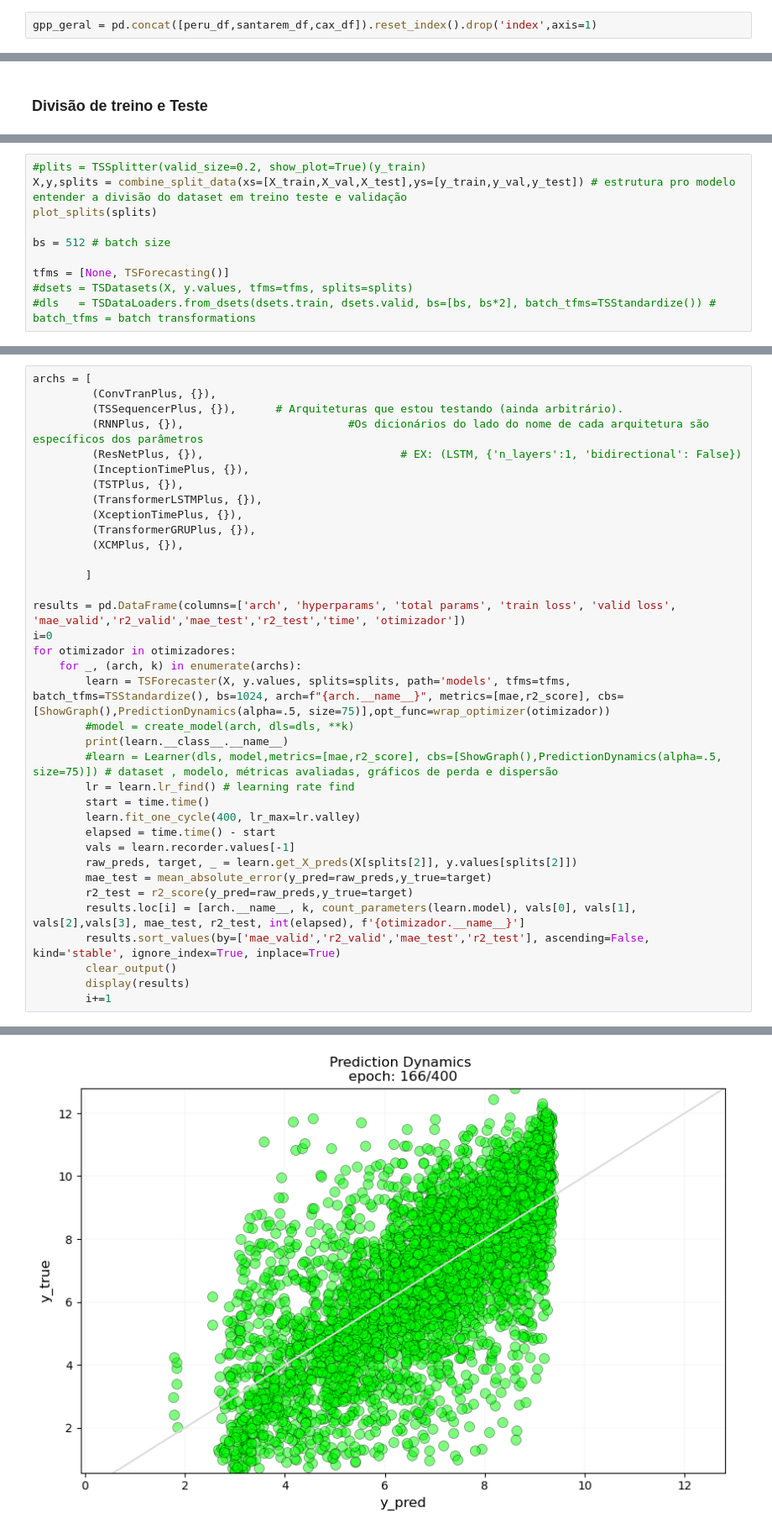
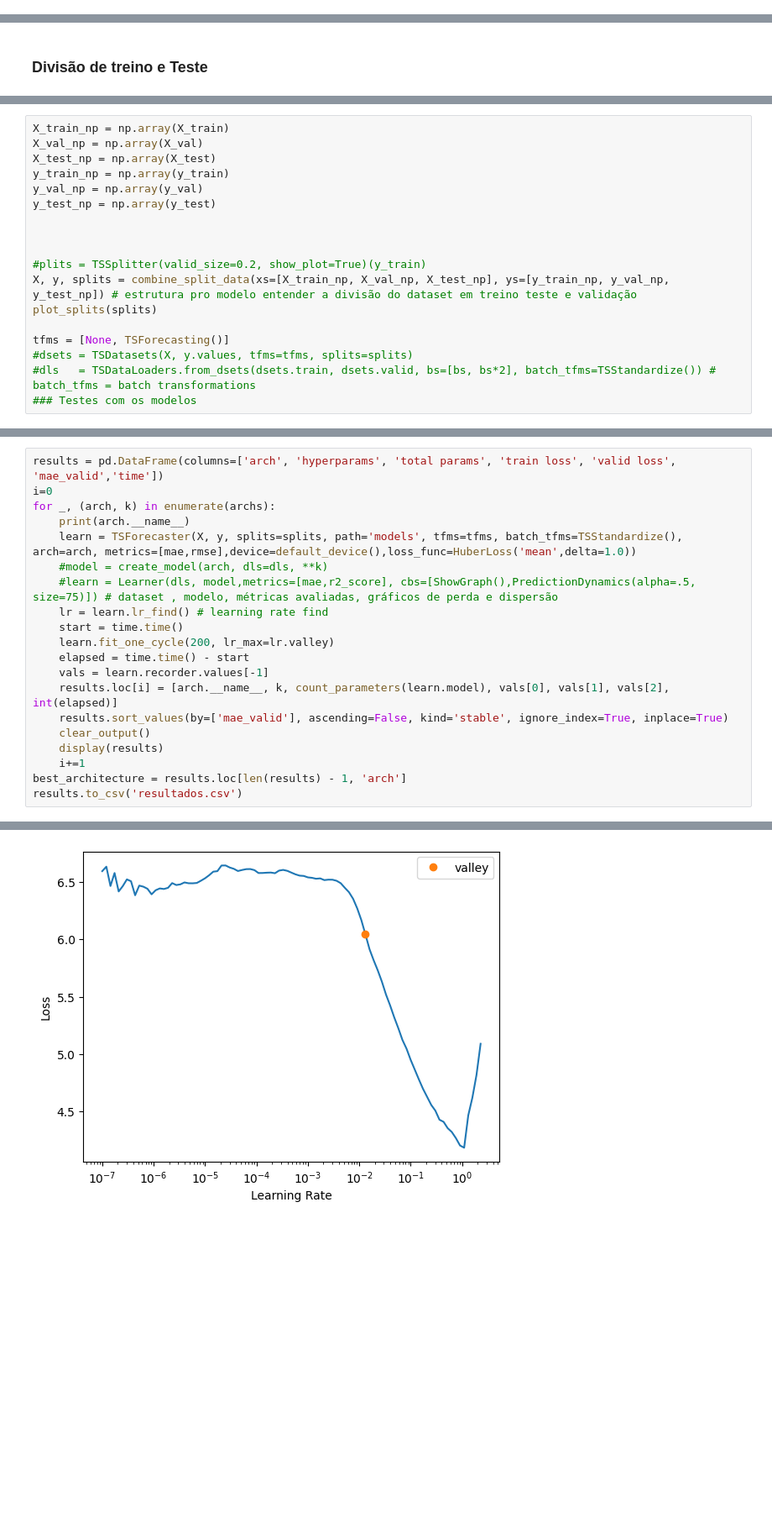
Before and after one commit to JeanArthurCostaDias/MOD17-OPTIMIZATION-AND-PREDICTION, a Jupyter notebook: main.ipynb, the cells around one changed output, grey strips where cells are left out. Shown at 84% size. Cells and saved outputs as stored; diff of their text form; blank space fills up the shorter version.

```diff
--- a/main.ipynb
+++ b/main.ipynb
@@ -272,5 +306,3 @@ cax_df['localidade'] = 'caxiuana'
-# %%
-gpp_geral = pd.concat([peru_df,santarem_df,cax_df]).reset_index().drop('index',axis=1)
 # %% [markdown]
 ### Clusterização com MiniSom
 # %%
@@ -378,13 +376,21 @@ val_data = pd.concat([X_val, y_val], axis=1).sample(frac=1).reset_index(drop=Tru
 X_val = val_data.drop(columns=previsao)
 y_val = val_data[previsao]
 # %%
+X_train_np = np.array(X_train)
+X_val_np = np.array(X_val)
+X_test_np = np.array(X_test)
+y_train_np = np.array(y_train)
+y_val_np = np.array(y_val)
+y_test_np = np.array(y_test)
+
+
+
 #plits = TSSplitter(valid_size=0.2, show_plot=True)(y_train)
-X,y,splits = combine_split_data(xs=[X_train,X_val,X_test],ys=[y_train,y_val,y_test]) # estrutura pro modelo entender a divisão do dataset em treino teste e validação
+X, y, splits = combine_split_data(xs=[X_train_np, X_val_np, X_test_np], ys=[y_train_np, y_val_np, y_test_np]) # estrutura pro modelo entender a divisão do dataset em treino teste e validação
 plot_splits(splits)
-
-bs = 512 # batch size
 
 tfms = [None, TSForecasting()]
 #dsets = TSDatasets(X, y.values, tfms=tfms, splits=splits)
 #dls   = TSDataLoaders.from_dsets(dsets.train, dsets.valid, bs=[bs, bs*2], batch_tfms=TSStandardize()) # batch_tfms = batch transformations
+### Testes com os modelos
 # %% [output]
@@ -402,37 +430,21 @@ otimizadores = [PID,Lamb,NovoGrad,QHAdam,QHM,RAdam,SGDP,SGDW,Shampoo,SWATS,Yogi,
 # %%
-archs = [
-         (ConvTranPlus, {}),
-         (TSSequencerPlus, {}),      # Arquiteturas que estou testando (ainda arbitrário).
-         (RNNPlus, {}),                         #Os dicionários do lado do nome de cada arquitetura são específicos dos parâmetros
-         (ResNetPlus, {}),                              # EX: (LSTM, {'n_layers':1, 'bidirectional': False})
-         (InceptionTimePlus, {}),
-         (TSTPlus, {}),
-         (TransformerLSTMPlus, {}),
-         (XceptionTimePlus, {}),
-         (TransformerGRUPlus, {}),
-         (XCMPlus, {}),
-
-        ]
-
-results = pd.DataFrame(columns=['arch', 'hyperparams', 'total params', 'train loss', 'valid loss', 'mae_valid','r2_valid','mae_test','r2_test','time', 'otimizador'])
+results = pd.DataFrame(columns=['arch', 'hyperparams', 'total params', 'train loss', 'valid loss', 'mae_valid','time'])
 i=0
-for otimizador in otimizadores:
-    for _, (arch, k) in enumerate(archs):
-        learn = TSForecaster(X, y.values, splits=splits, path='models', tfms=tfms, batch_tfms=TSStandardize(), bs=1024, arch=f"{arch.__name__}", metrics=[mae,r2_score], cbs=[ShowGraph(),PredictionDynamics(alpha=.5, size=75)],opt_func=wrap_optimizer(otimizador))
-        #model = create_model(arch, dls=dls, **k)
-        print(learn.__class__.__name__)
-        #learn = Learner(dls, model,metrics=[mae,r2_score], cbs=[ShowGraph(),PredictionDynamics(alpha=.5, size=75)]) # dataset , modelo, métricas avaliadas, gráficos de perda e dispersão
-        lr = learn.lr_find() # learning rate find
-        start = time.time()
-        learn.fit_one_cycle(400, lr_max=lr.valley)
-        elapsed = time.time() - start
-        vals = learn.recorder.values[-1]
-        raw_preds, target, _ = learn.get_X_preds(X[splits[2]], y.values[splits[2]])
-        mae_test = mean_absolute_error(y_pred=raw_preds,y_true=target)
-        r2_test = r2_score(y_pred=raw_preds,y_true=target)
-        results.loc[i] = [arch.__name__, k, count_parameters(learn.model), vals[0], vals[1], vals[2],vals[3], mae_test, r2_test, int(elapsed), f'{otimizador.__name__}']
-        results.sort_values(by=['mae_valid','r2_valid','mae_test','r2_test'], ascending=False, kind='stable', ignore_index=True, inplace=True)
-        clear_output()
-        display(results)
-        i+=1
+for _, (arch, k) in enumerate(archs):
+    print(arch.__name__)
+    learn = TSForecaster(X, y, splits=splits, path='models', tfms=tfms, batch_tfms=TSStandardize(), arch=arch, metrics=[mae,rmse],device=default_device(),loss_func=HuberLoss('mean',delta=1.0))
+    #model = create_model(arch, dls=dls, **k)
+    #learn = Learner(dls, model,metrics=[mae,r2_score], cbs=[ShowGraph(),PredictionDynamics(alpha=.5, size=75)]) # dataset , modelo, métricas avaliadas, gráficos de perda e dispersão
+    lr = learn.lr_find() # learning rate find
+    start = time.time()
+    learn.fit_one_cycle(200, lr_max=lr.valley)
+    elapsed = time.time() - start
+    vals = learn.recorder.values[-1]
+    results.loc[i] = [arch.__name__, k, count_parameters(learn.model), vals[0], vals[1], vals[2], int(elapsed)]
+    results.sort_values(by=['mae_valid'], ascending=False, kind='stable', ignore_index=True, inplace=True)
+    clear_output()
+    display(results)
+    i+=1
+best_architecture = results.loc[len(results) - 1, 'arch']
+results.to_csv('resultados.csv')
 # %% [output]
@@ -480 +464 @@ TSForecaster
-[figure, old version]
+[figure, new version]
```
Also changed, not shown: parts of 36 cells of this notebook, 53 other files.
